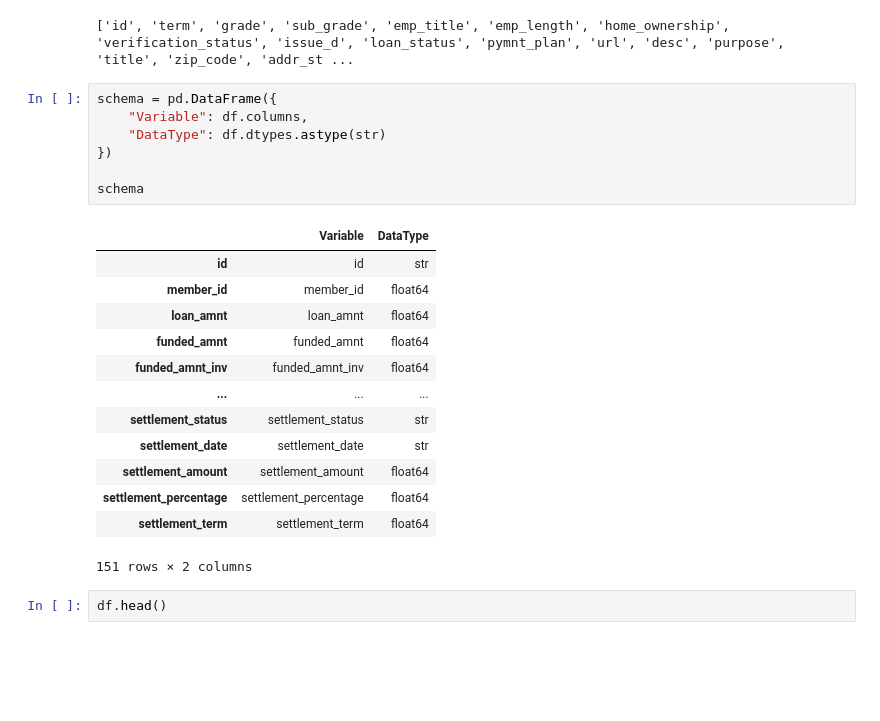
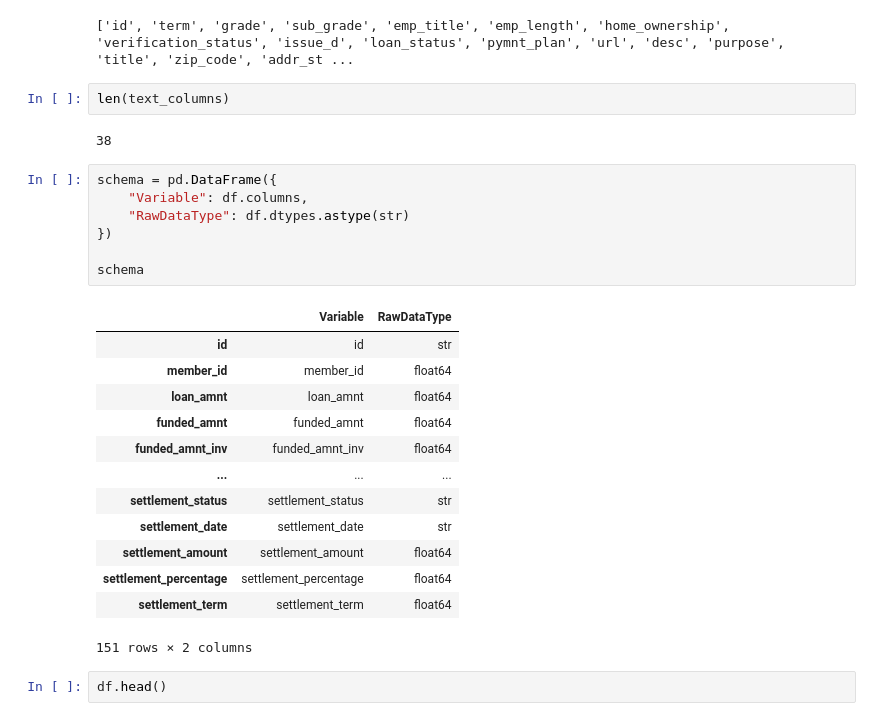
Before and after one commit to HoangOanhVo/lending-portfolio-analytics-and-risk-monitoring, a Jupyter notebook: notebooks/01_data_profiling.ipynb, the cells around one changed output. Saved outputs shown, nothing was run; the diff lists cells and outputs as text; blank space fills up the shorter version.

Commit message:
Modify varriable_categories.xlsx, 01_data_profiling.ipynb, 01_dataset_notes.md, and 00_dataset_review

```diff
--- a/notebooks/01_data_profiling.ipynb
+++ b/notebooks/01_data_profiling.ipynb
@@ -76,15 +61,19 @@ text_columns = df.select_dtypes(include=['object', 'string']).columns.tolist()
 print(text_columns)
 # %% [output]
 ['id', 'term', 'grade', 'sub_grade', 'emp_title', 'emp_length', 'home_ownership', 'verification_status', 'issue_d', 'loan_status', 'pymnt_plan', 'url', 'desc', 'purpose', 'title', 'zip_code', 'addr_st ...
+# %%
+len(text_columns)
+# %% [output]
+38
 # %%
 schema = pd.DataFrame({
     "Variable": df.columns,
-    "DataType": df.dtypes.astype(str)
+    "RawDataType": df.dtypes.astype(str)
 })
 
 schema
 # %% [output]
-|  | Variable | DataType |
+|  | Variable | RawDataType |
 | id | id | str |
 | member_id | member_id | float64 |
 | loan_amnt | loan_amnt | float64 |
```
Also changed, not shown: parts of 12 cells of this notebook, 6 other files.
